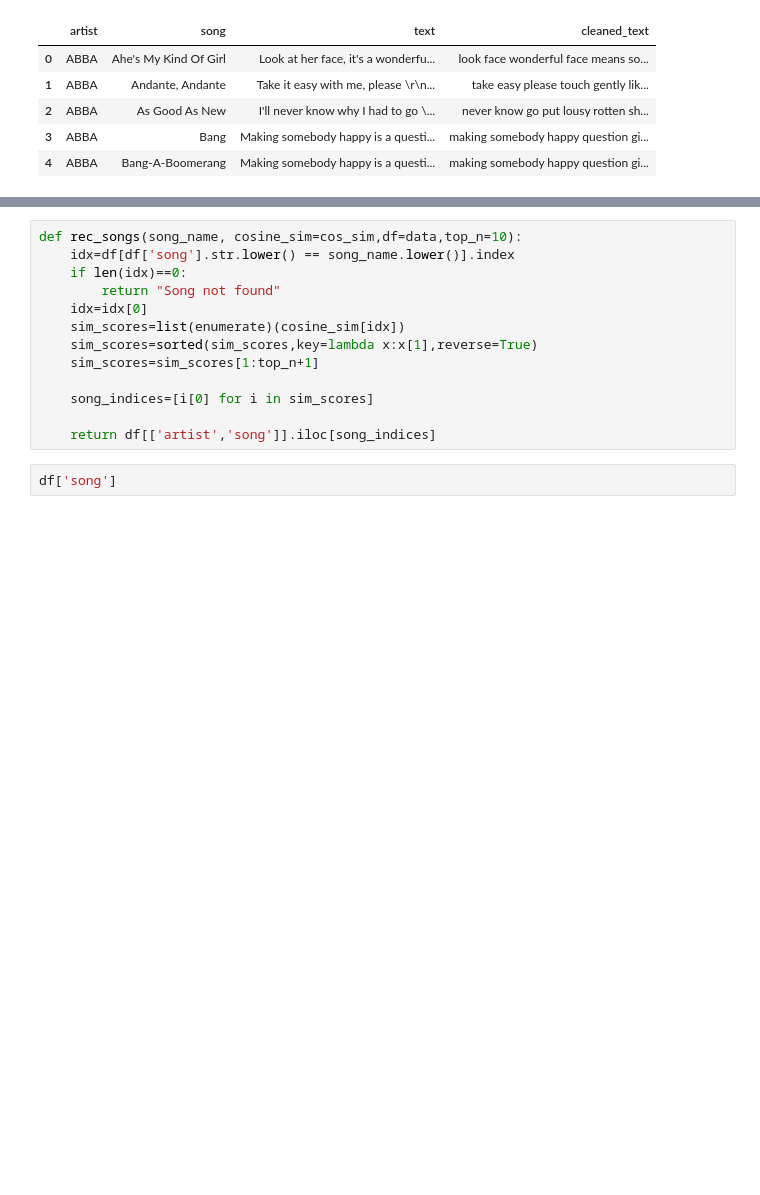
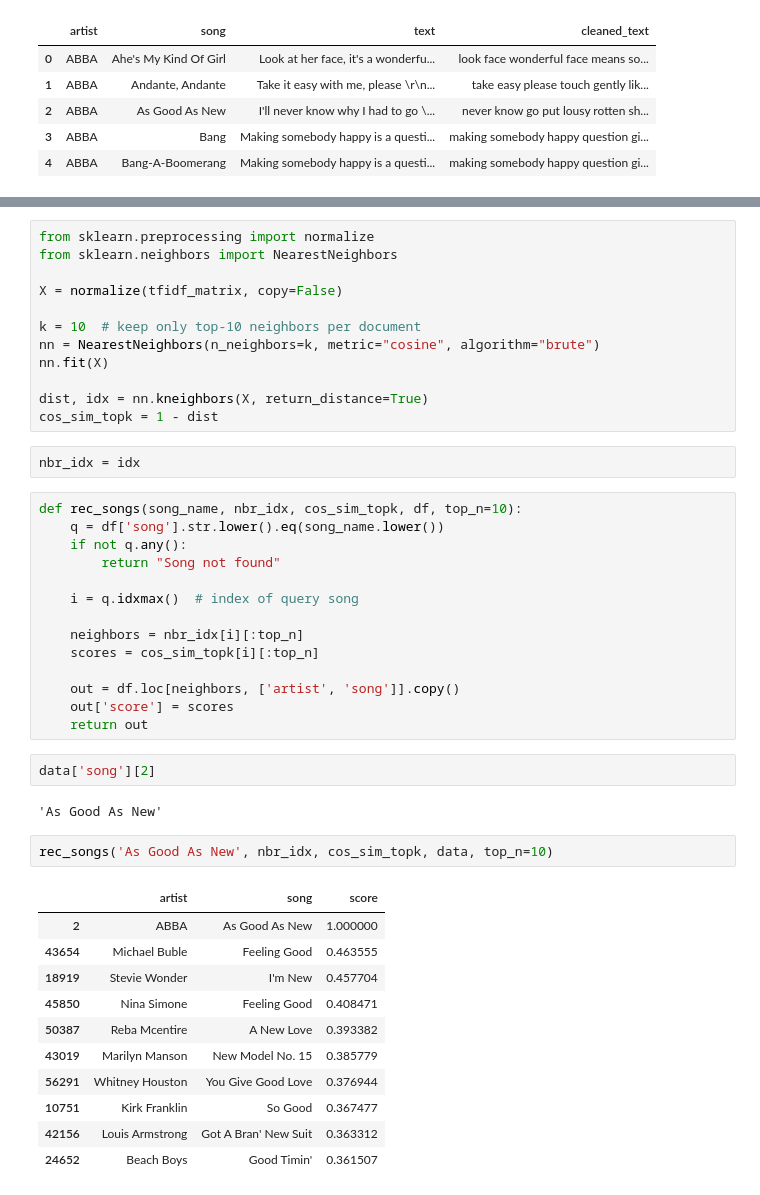
Before and after one commit to Nishchalam/Music-Recommendation-App, a Jupyter notebook: source_code.ipynb, the cells around one changed output, grey strips where cells are left out. Cells and saved outputs as stored; diff of their text form; blank space fills up the shorter version.

```diff
--- a/source_code.ipynb
+++ b/source_code.ipynb
@@ -164,15 +161,46 @@ cos_sim=cosine_similarity(tfifd_matrix,tfifd_matrix)
-# %%
-def rec_songs(song_name, cosine_sim=cos_sim,df=data,top_n=10):
-    idx=df[df['song'].str.lower() == song_name.lower()].index
-    if len(idx)==0:
-        return "Song not found"
-    idx=idx[0]
-    sim_scores=list(enumerate)(cosine_sim[idx])
-    sim_scores=sorted(sim_scores,key=lambda x:x[1],reverse=True)
-    sim_scores=sim_scores[1:top_n+1]
-
-    song_indices=[i[0] for i in sim_scores]
-
-    return df[['artist','song']].iloc[song_indices]
-# %%
-df['song']
+# %%
+from sklearn.preprocessing import normalize
+from sklearn.neighbors import NearestNeighbors
+
+X = normalize(tfidf_matrix, copy=False)
+
+k = 10  # keep only top-10 neighbors per document
+nn = NearestNeighbors(n_neighbors=k, metric="cosine", algorithm="brute")
+nn.fit(X)
+
+dist, idx = nn.kneighbors(X, return_distance=True)
+cos_sim_topk = 1 - dist
+# %%
+nbr_idx = idx
+# %%
+def rec_songs(song_name, nbr_idx, cos_sim_topk, df, top_n=10):
+    q = df['song'].str.lower().eq(song_name.lower())
+    if not q.any():
+        return "Song not found"
+
+    i = q.idxmax()  # index of query song
+
+    neighbors = nbr_idx[i][:top_n]
+    scores = cos_sim_topk[i][:top_n]
+
+    out = df.loc[neighbors, ['artist', 'song']].copy()
+    out['score'] = scores
+    return out
+# %%
+data['song'][2]
+# %% [output]
+'As Good As New'
+# %%
+rec_songs('As Good As New', nbr_idx, cos_sim_topk, data, top_n=10)
+# %% [output]
+|  | artist | song | score |
+| 2 | ABBA | As Good As New | 1.000000 |
+| 43654 | Michael Buble | Feeling Good | 0.463555 |
+| 18919 | Stevie Wonder | I'm New | 0.457704 |
+| 45850 | Nina Simone | Feeling Good | 0.408471 |
+| 50387 | Reba Mcentire | A New Love | 0.393382 |
+| 43019 | Marilyn Manson | New Model No. 15 | 0.385779 |
+| 56291 | Whitney Houston | You Give Good Love | 0.376944 |
+| 10751 | Kirk Franklin | So Good | 0.367477 |
+| 42156 | Louis Armstrong | Got A Bran' New Suit | 0.363312 |
+| 24652 | Beach Boys | Good Timin' | 0.361507 |
```
Also changed, not shown: parts of 7 cells of this notebook, 1 other file.
